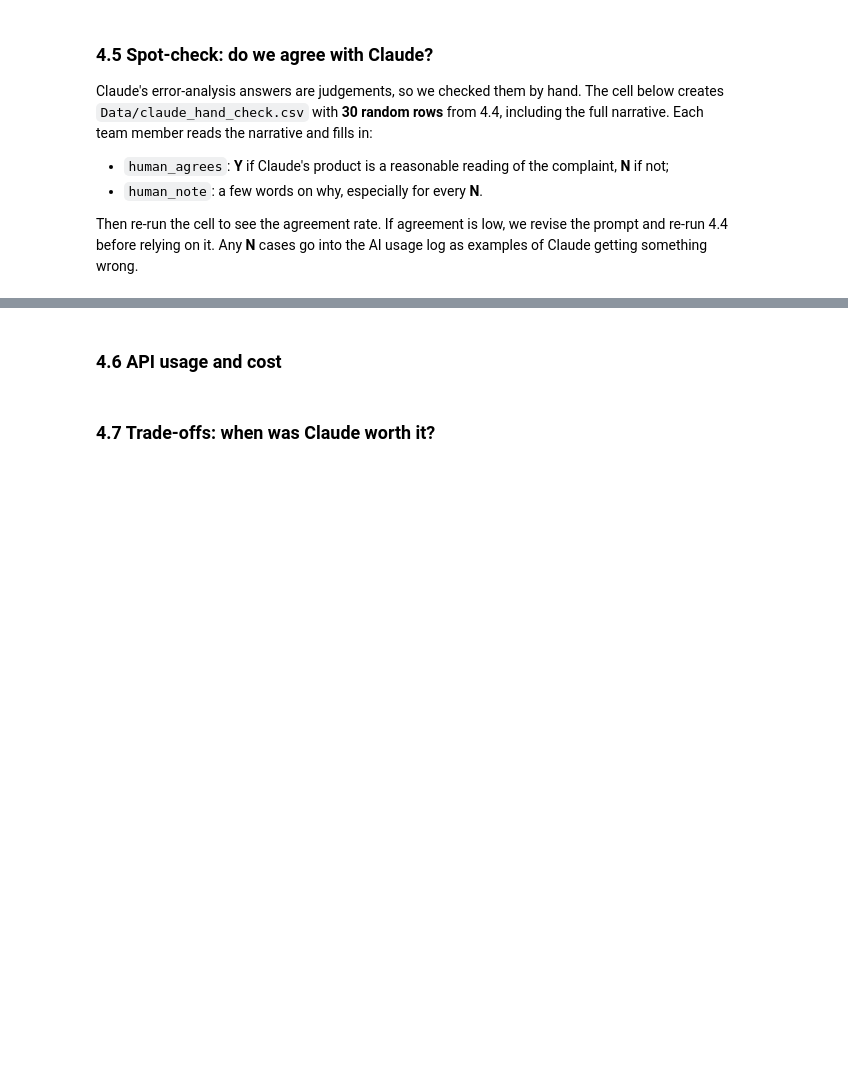
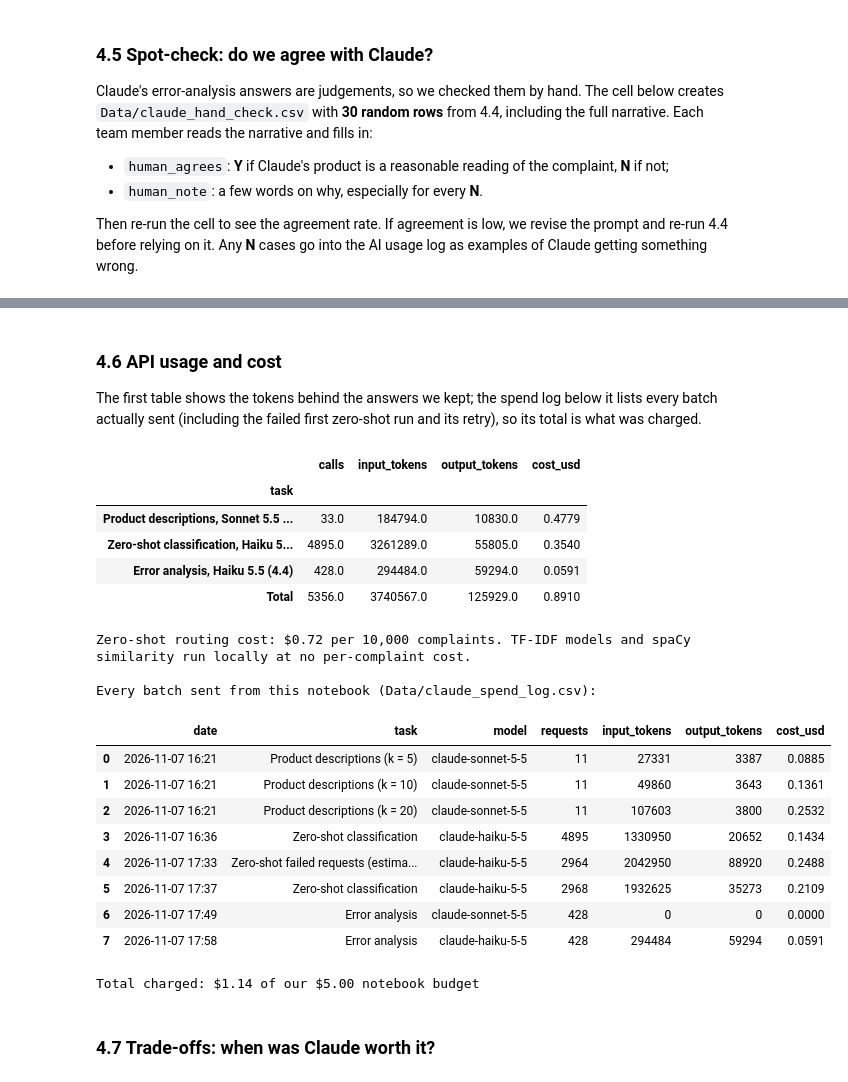
Before and after one commit to rebeccaquaye/consumer-financial-complaints, a Jupyter notebook: Notebook/Ketty_Modelling.ipynb, the cells around one changed output, grey strips where cells are left out. Drawn from its saved outputs; the diff is of its cells as text; code cells hidden in the pictures; blank space fills up the shorter version.

Commit message:
Updated files from modelling into the Data folder

```diff
--- a/Notebook/Ketty_Modelling.ipynb
+++ b/Notebook/Ketty_Modelling.ipynb
@@ -1163,7 +1163,7 @@ def spent_so_far():
 
 
 def check_budget(prompts, model, max_tokens, task_name):
-     # ~3 characters per token for these complaints (redactions like XXXX and numbers use more tokens),
+    # ~3 characters per token for these complaints (redactions like XXXX and numbers use more tokens),
     # plus a 50% safety margin, so the estimate stays above the real cost (checked on the first run: 4 was too low)
     est_in = sum(len(p) for p in prompts) / 3 * 1.5
     est_out = len(prompts) * max_tokens
@@ -1200,12 +1200,17 @@ def get_client():
 
 def ask_claude(client, model, prompt, max_tokens):
     # Send ONE prompt and return (reply text, input tokens, output tokens).
+    # thinking disabled: Haiku 5.5 and Sonnet 5.5 think before answering by default. Thinking counts toward
+    # max_tokens and is billed, and our tasks need a short direct answer, so we switch it off
     # max_tokens caps the length of the reply, which also caps its cost.
     # Since API version 2026-10-21 `temperature` is no longer accepted, so answers can vary
     # slightly between runs: another reason every answer is saved
     response = client.messages.create(model=model, max_tokens=max_tokens,
+                                      thinking={"type": "disabled"},
                                       messages=[{"role": "user", "content": prompt}])
-    return response.content[0].text.strip(), response.usage.input_tokens, response.usage.output_tokens
+    # A reply can contain several blocks (e.g. thinking, then text): keep only the text blocks
+    text = "".join(block.text for block in response.content if block.type == "text")
+    return text.strip(), response.usage.input_tokens, response.usage.output_tokens
 
 
 def run_batch(prompts, model, max_tokens, task_name):
@@ -1929,25 +2105,55 @@ if HAND_CHECK.exists():
 # %% [markdown]
 ### 4.6 API usage and cost
+
+The first table shows the tokens behind the answers we kept; the spend log below it lists every batch actually sent (including the failed first zero-shot run and its retry), so its total is what was charged.
 # %%
 # Tokens and cost of every Claude call in this notebook
 usage = []
 for task, table in [("Product descriptions, Sonnet 5.5 (3.4)", descriptions),
                     ("Zero-shot classification, Haiku 5.5 (3.5)", zero_shot),
-                    ("Error analysis, Sonnet 5.5 (4.4)", error_results)]:
+                    ("Error analysis, Haiku 5.5 (4.4)", error_results)]:
     if table is not None:
         model_id = table["model"].iloc[0]
         tokens_in, tokens_out = table["input_tokens"].sum(), table["output_tokens"].sum()
         usage.append({"task": task, "calls": len(table), "input_tokens": tokens_in, "output_tokens": tokens_out,
                       "cost_usd": cost_usd(tokens_in, tokens_out, model_id)})
 if usage:
     usage = pd.DataFrame(usage).set_index("task")
     usage.loc["Total"] = usage.sum()
     display(usage.round(4))
     if zero_shot is not None:
         per = usage.loc["Zero-shot classification, Haiku 5.5 (3.5)"]
         print(f"Zero-shot routing cost: ${per['cost_usd'] / per['calls'] * 10_000:.2f} per 10,000 complaints. "
               "TF-IDF models and spaCy similarity run locally at no per-complaint cost.")
 else:
     print("No Claude results saved yet.")
+
+# The spend log records every batch sent (including the failed first run and the retry),
+# so its total is what was actually charged to our API key
+if SPEND_LOG.exists():
+    spend = pd.read_csv(SPEND_LOG)
+    print(f"\nEvery batch sent from this notebook (Data/{SPEND_LOG.name}):")
+    display(spend)
+    print(f"Total charged: ${spend['cost_usd'].sum():.2f} of our ${BUDGET_USD:.2f} notebook budget")
+# %% [output]
+|  | calls | input_tokens | output_tokens | cost_usd |
+| task |  |  |  |  |
+| Product descriptions, Sonnet 5.5 ... | 33.0 | 184794.0 | 10830.0 | 0.4779 |
+| Zero-shot classification, Haiku 5... | 4895.0 | 3261289.0 | 55805.0 | 0.3540 |
+| Error analysis, Haiku 5.5 (4.4) | 428.0 | 294484.0 | 59294.0 | 0.0591 |
+| Total | 5356.0 | 3740567.0 | 125929.0 | 0.8910 |
+Zero-shot routing cost: $0.72 per 10,000 complaints. TF-IDF models and spaCy similarity run locally at no per-complaint cost.
+
+Every batch sent from this notebook (Data/claude_spend_log.csv):
+|  | date | task | model | requests | input_tokens | output_tokens | cost_usd |
+| 0 | 2026-11-07 16:21 | Product descriptions (k = 5) | claude-sonnet-5-5 | 11 | 27331 | 3387 | 0.0885 |
+| 1 | 2026-11-07 16:21 | Product descriptions (k = 10) | claude-sonnet-5-5 | 11 | 49860 | 3643 | 0.1361 |
+| 2 | 2026-11-07 16:21 | Product descriptions (k = 20) | claude-sonnet-5-5 | 11 | 107603 | 3800 | 0.2532 |
+| 3 | 2026-11-07 16:36 | Zero-shot classification | claude-haiku-5-5 | 4895 | 1330950 | 20652 | 0.1434 |
+| 4 | 2026-11-07 17:33 | Zero-shot failed requests (estima... | claude-haiku-5-5 | 2964 | 2042950 | 88920 | 0.2488 |
+| 5 | 2026-11-07 17:37 | Zero-shot classification | claude-haiku-5-5 | 2968 | 1932625 | 35273 | 0.2109 |
+| 6 | 2026-11-07 17:49 | Error analysis | claude-sonnet-5-5 | 428 | 0 | 0 | 0.0000 |
+| 7 | 2026-11-07 17:58 | Error analysis | claude-haiku-5-5 | 428 | 294484 | 59294 | 0.0591 |
+Total charged: $1.14 of our $5.00 notebook budget
 # %% [markdown]
 ### 4.7 Trade-offs: when was Claude worth it?
```
Also changed, not shown: parts of 23 cells of this notebook, 4 other files.
